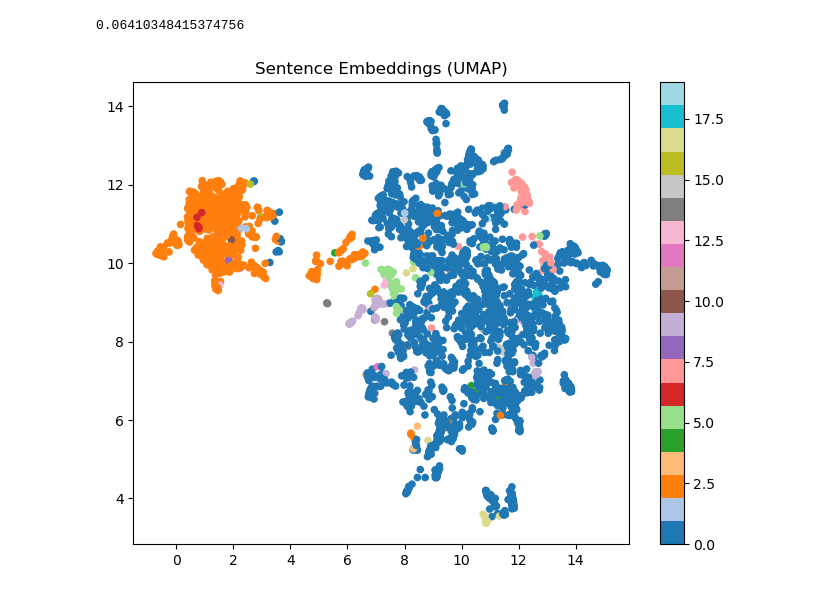
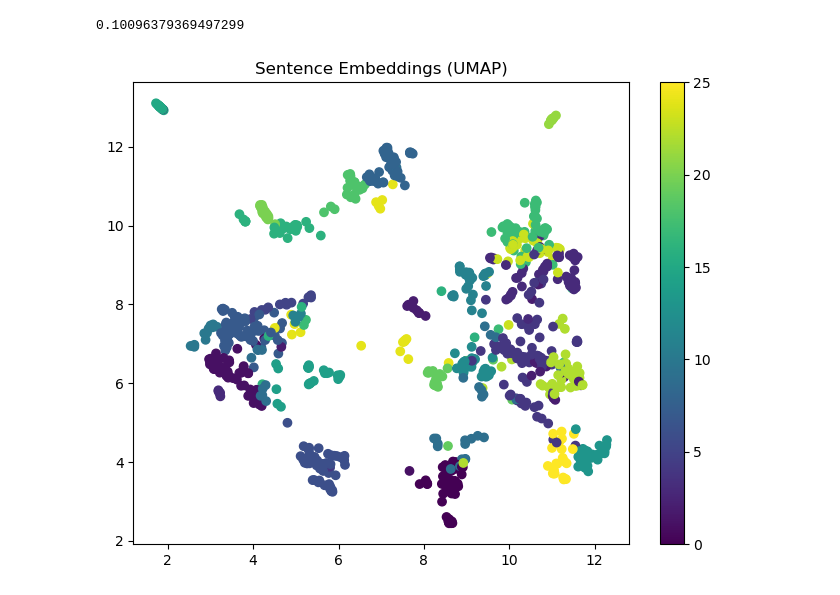
Before and after one commit to chantomkit/guardian-loop-experiments, a Jupyter notebook: clustering.ipynb, the cells around one changed output. Cells and saved outputs as stored; diff of their text form; code cells hidden in the pictures.

Commit message:
end2end clustering and risk category discovery

```diff
--- a/clustering.ipynb
+++ b/clustering.ipynb
@@ -225,6 +186,9 @@ json.dump(samples, open("hdbscan_samples.json", "w"))
 # %%
 from sklearn.cluster import KMeans
 
-kmeans = KMeans(n_clusters=5, random_state=42)
-kmeans.fit(query_embeddings)
-kmeans_labels = kmeans.labels_
+for n_clusters in range(4, 60, 2):
+    kmeans = KMeans(n_clusters=n_clusters, random_state=42)
+    kmeans.fit(embeddings)
+    kmeans_labels = kmeans.labels_
+    score = adjusted_rand_score(actual_labels, kmeans_labels)
+    print(f"KMeans with {n_clusters} clusters: Adjusted Rand Index = {score:.4f}; Silhouette Score = {silhouette_score(embeddings, kmeans_labels, metric='cosine'):.4f}")
@@ -231,2 +213,5 @@ kmeans_labels = kmeans.labels_
 # %%
-adjusted_rand_score(actual_labels, kmeans_labels)
+SELECTED_KMEANS_N_CLUSTERS = 20
+kmeans = KMeans(n_clusters=SELECTED_KMEANS_N_CLUSTERS, random_state=42)
+kmeans.fit(embeddings)
+kmeans_labels = kmeans.labels_
@@ -305,11 +265,8 @@ json.dump(kmeans_sample, open("kmeans_samples.json", "w"))
 # %%
 from sklearn.cluster import AgglomerativeClustering
-agglo = AgglomerativeClustering(
-    n_clusters=20,
-    metric='cosine',
-    linkage='average',
-    distance_threshold=None,
-    compute_distances=True
-)
-agglo.fit(query_embeddings)
-agglo_labels = agglo.labels_
+for n_clusters in range(4, 60, 2):
+    agglo = AgglomerativeClustering(n_clusters=n_clusters)
+    agglo.fit(embeddings)
+    agglo_labels = agglo.labels_
+    score = adjusted_rand_score(actual_labels, agglo_labels)
+    print(f"AgglomerativeClustering with {n_clusters} clusters: Adjusted Rand Index = {score:.4f}; Silhouette Score = {silhouette_score(embeddings, agglo_labels, metric='cosine'):.4f}")
@@ -315,0 +291,4 @@ agglo_labels = agglo.labels_
+# %%
+SELECTED_AGGLO_N_CLUSTERS = 26
+agglo = AgglomerativeClustering(n_clusters=SELECTED_AGGLO_N_CLUSTERS, compute_distances=True)
+agglo.fit(embeddings)
@@ -379,18 +358,18 @@ json.dump(agglo_samples, open("agglo_samples.json", "w"))
 # %%
 reducer = umap.UMAP(n_neighbors=15, min_dist=0.1, metric="cosine", random_state=42)
-embeddings_2d = reducer.fit_transform(query_embeddings)
+embeddings_2d = reducer.fit_transform(embeddings)
 
-print(silhouette_score(query_embeddings, agglo.labels_, metric='cosine'))
+print(silhouette_score(embeddings, agglo.labels_, metric='cosine'))
 
 # Plot
 plt.figure(figsize=(8,6))
-plt.scatter(embeddings_2d[:,0], embeddings_2d[:,1], c=agglo_labels, cmap="tab20", s=20)
+plt.scatter(embeddings_2d[:,0], embeddings_2d[:,1], c=agglo.labels_)
 plt.colorbar()
 plt.title("Sentence Embeddings (UMAP)")
 plt.show()
 # %% [output]
-0.06410348415374756
+0.10096379369497299
-[figure, old version]
+[figure, new version]
 # %%
 [len(v) for v in agglo_queries.values()]
 # %% [output]
```
Also changed, not shown: parts of 42 cells of this notebook, 2 other files.
